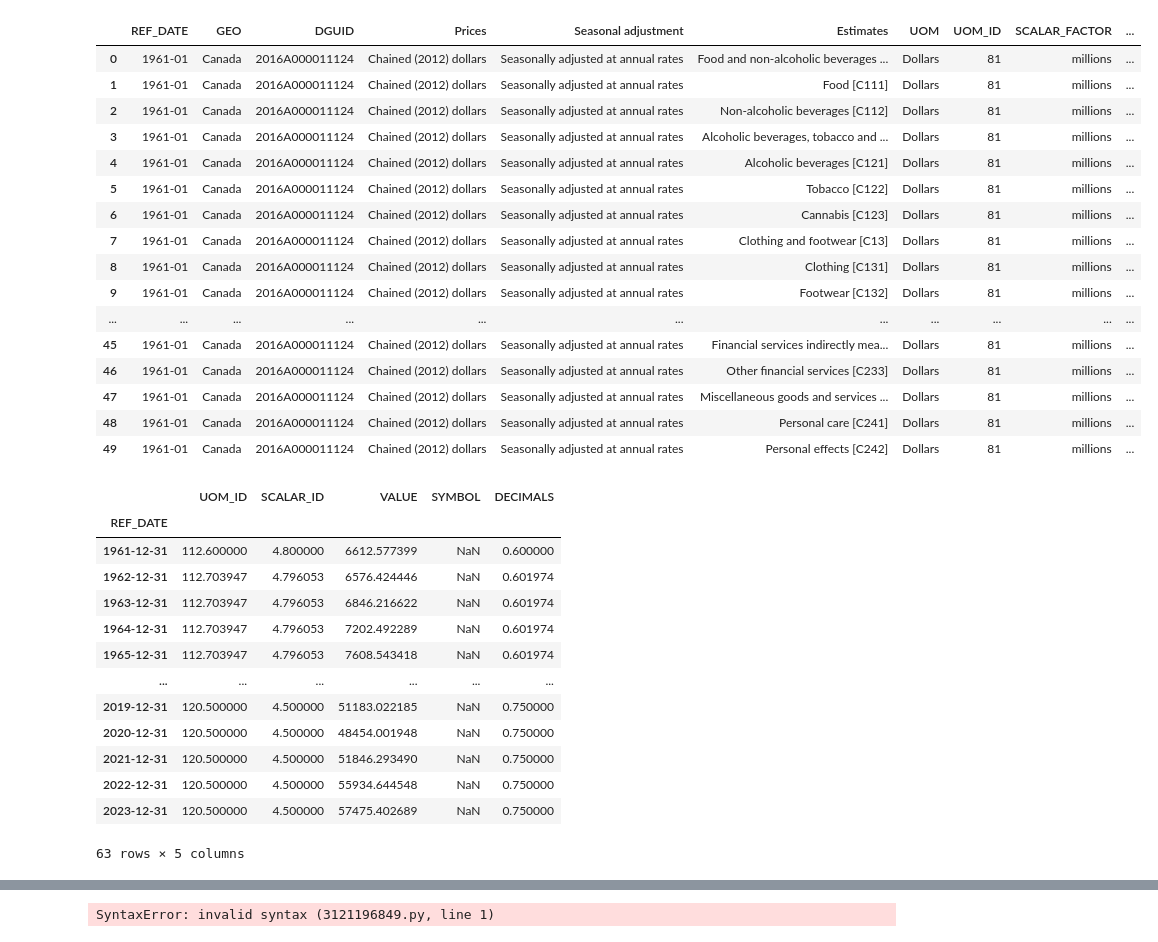
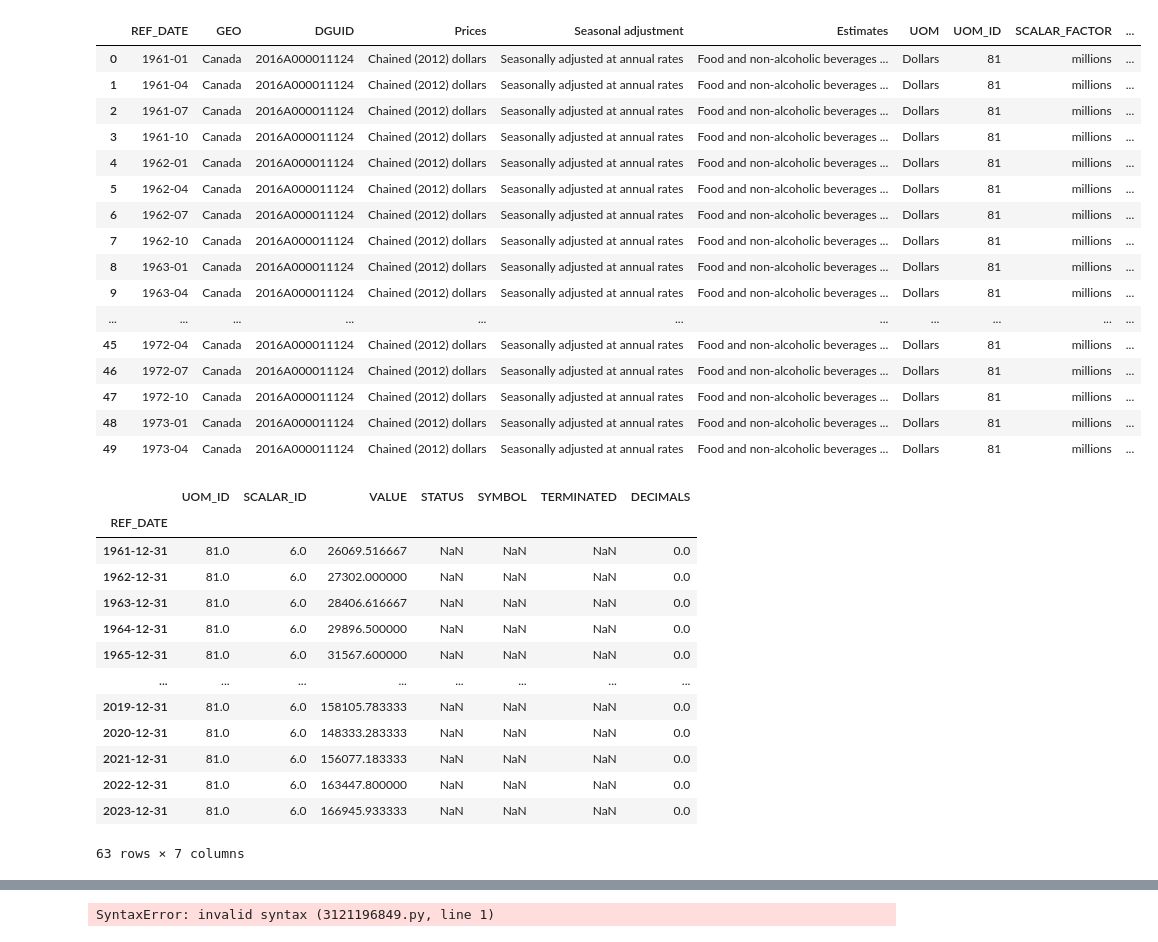
Before and after one commit to zRandgris/project1, a Jupyter notebook: TheProject.ipynb, the cells around one changed output, grey strips where cells are left out. Saved outputs shown, nothing was run; the diff lists cells and outputs as text; code cells hidden in the pictures.

Commit message:
data 123

```diff
--- a/TheProject.ipynb
+++ b/TheProject.ipynb
@@ -2,27 +2,27 @@
 import pandas as pd
 from pathlib import Path
 # %%
-csv_path = Path("Resource/Data1.csv")
+csv_path = Path("Resource/123.csv")
 df = pd.read_csv(csv_path)
 df.head(50)
 # %% [output]
 |  | REF_DATE | GEO | DGUID | Prices | Seasonal adjustment | Estimates | UOM | UOM_ID | SCALAR_FACTOR | ... |
 | 0 | 1961-01 | Canada | 2016A000011124 | Chained (2012) dollars | Seasonally adjusted at annual rates | Food and non-alcoholic beverages ... | Dollars | 81 | millions | ... |
-| 1 | 1961-01 | Canada | 2016A000011124 | Chained (2012) dollars | Seasonally adjusted at annual rates | Food [C111] | Dollars | 81 | millions | ... |
-| 2 | 1961-01 | Canada | 2016A000011124 | Chained (2012) dollars | Seasonally adjusted at annual rates | Non-alcoholic beverages [C112] | Dollars | 81 | millions | ... |
-| 3 | 1961-01 | Canada | 2016A000011124 | Chained (2012) dollars | Seasonally adjusted at annual rates | Alcoholic beverages, tobacco and ... | Dollars | 81 | millions | ... |
-| 4 | 1961-01 | Canada | 2016A000011124 | Chained (2012) dollars | Seasonally adjusted at annual rates | Alcoholic beverages [C121] | Dollars | 81 | millions | ... |
-| 5 | 1961-01 | Canada | 2016A000011124 | Chained (2012) dollars | Seasonally adjusted at annual rates | Tobacco [C122] | Dollars | 81 | millions | ... |
-| 6 | 1961-01 | Canada | 2016A000011124 | Chained (2012) dollars | Seasonally adjusted at annual rates | Cannabis [C123] | Dollars | 81 | millions | ... |
-| 7 | 1961-01 | Canada | 2016A000011124 | Chained (2012) dollars | Seasonally adjusted at annual rates | Clothing and footwear [C13] | Dollars | 81 | millions | ... |
-| 8 | 1961-01 | Canada | 2016A000011124 | Chained (2012) dollars | Seasonally adjusted at annual rates | Clothing [C131] | Dollars | 81 | millions | ... |
-| 9 | 1961-01 | Canada | 2016A000011124 | Chained (2012) dollars | Seasonally adjusted at annual rates | Footwear [C132] | Dollars | 81 | millions | ... |
+| 1 | 1961-04 | Canada | 2016A000011124 | Chained (2012) dollars | Seasonally adjusted at annual rates | Food and non-alcoholic beverages ... | Dollars | 81 | millions | ... |
+| 2 | 1961-07 | Canada | 2016A000011124 | Chained (2012) dollars | Seasonally adjusted at annual rates | Food and non-alcoholic beverages ... | Dollars | 81 | millions | ... |
+| 3 | 1961-10 | Canada | 2016A000011124 | Chained (2012) dollars | Seasonally adjusted at annual rates | Food and non-alcoholic beverages ... | Dollars | 81 | millions | ... |
+| 4 | 1962-01 | Canada | 2016A000011124 | Chained (2012) dollars | Seasonally adjusted at annual rates | Food and non-alcoholic beverages ... | Dollars | 81 | millions | ... |
+| 5 | 1962-04 | Canada | 2016A000011124 | Chained (2012) dollars | Seasonally adjusted at annual rates | Food and non-alcoholic beverages ... | Dollars | 81 | millions | ... |
+| 6 | 1962-07 | Canada | 2016A000011124 | Chained (2012) dollars | Seasonally adjusted at annual rates | Food and non-alcoholic beverages ... | Dollars | 81 | millions | ... |
+| 7 | 1962-10 | Canada | 2016A000011124 | Chained (2012) dollars | Seasonally adjusted at annual rates | Food and non-alcoholic beverages ... | Dollars | 81 | millions | ... |
+| 8 | 1963-01 | Canada | 2016A000011124 | Chained (2012) dollars | Seasonally adjusted at annual rates | Food and non-alcoholic beverages ... | Dollars | 81 | millions | ... |
+| 9 | 1963-04 | Canada | 2016A000011124 | Chained (2012) dollars | Seasonally adjusted at annual rates | Food and non-alcoholic beverages ... | Dollars | 81 | millions | ... |
 | ... | ... | ... | ... | ... | ... | ... | ... | ... | ... | ... |
-| 45 | 1961-01 | Canada | 2016A000011124 | Chained (2012) dollars | Seasonally adjusted at annual rates | Financial services indirectly mea... | Dollars | 81 | millions | ... |
-| 46 | 1961-01 | Canada | 2016A000011124 | Chained (2012) dollars | Seasonally adjusted at annual rates | Other financial services [C233] | Dollars | 81 | millions | ... |
-| 47 | 1961-01 | Canada | 2016A000011124 | Chained (2012) dollars | Seasonally adjusted at annual rates | Miscellaneous goods and services ... | Dollars | 81 | millions | ... |
-| 48 | 1961-01 | Canada | 2016A000011124 | Chained (2012) dollars | Seasonally adjusted at annual rates | Personal care [C241] | Dollars | 81 | millions | ... |
-| 49 | 1961-01 | Canada | 2016A000011124 | Chained (2012) dollars | Seasonally adjusted at annual rates | Personal effects [C242] | Dollars | 81 | millions | ... |
+| 45 | 1972-04 | Canada | 2016A000011124 | Chained (2012) dollars | Seasonally adjusted at annual rates | Food and non-alcoholic beverages ... | Dollars | 81 | millions | ... |
+| 46 | 1972-07 | Canada | 2016A000011124 | Chained (2012) dollars | Seasonally adjusted at annual rates | Food and non-alcoholic beverages ... | Dollars | 81 | millions | ... |
+| 47 | 1972-10 | Canada | 2016A000011124 | Chained (2012) dollars | Seasonally adjusted at annual rates | Food and non-alcoholic beverages ... | Dollars | 81 | millions | ... |
+| 48 | 1973-01 | Canada | 2016A000011124 | Chained (2012) dollars | Seasonally adjusted at annual rates | Food and non-alcoholic beverages ... | Dollars | 81 | millions | ... |
+| 49 | 1973-04 | Canada | 2016A000011124 | Chained (2012) dollars | Seasonally adjusted at annual rates | Food and non-alcoholic beverages ... | Dollars | 81 | millions | ... |
 # %%
 # Assume df is your DataFrame and 'date' is your column with dates
 df['REF_DATE'] = pd.to_datetime(df['REF_DATE'], format='%Y-%m')
@@ -36,20 +36,20 @@ df_yearly = df.resample('Y').mean()
 
 df_yearly
 # %% [output]
-|  | UOM_ID | SCALAR_ID | VALUE | SYMBOL | DECIMALS |
-| REF_DATE |  |  |  |  |  |
-| 1961-12-31 | 112.600000 | 4.800000 | 6612.577399 | NaN | 0.600000 |
-| 1962-12-31 | 112.703947 | 4.796053 | 6576.424446 | NaN | 0.601974 |
-| 1963-12-31 | 112.703947 | 4.796053 | 6846.216622 | NaN | 0.601974 |
-| 1964-12-31 | 112.703947 | 4.796053 | 7202.492289 | NaN | 0.601974 |
-| 1965-12-31 | 112.703947 | 4.796053 | 7608.543418 | NaN | 0.601974 |
-| ... | ... | ... | ... | ... | ... |
-| 2019-12-31 | 120.500000 | 4.500000 | 51183.022185 | NaN | 0.750000 |
-| 2020-12-31 | 120.500000 | 4.500000 | 48454.001948 | NaN | 0.750000 |
-| 2021-12-31 | 120.500000 | 4.500000 | 51846.293490 | NaN | 0.750000 |
-| 2022-12-31 | 120.500000 | 4.500000 | 55934.644548 | NaN | 0.750000 |
-| 2023-12-31 | 120.500000 | 4.500000 | 57475.402689 | NaN | 0.750000 |
+|  | UOM_ID | SCALAR_ID | VALUE | STATUS | SYMBOL | TERMINATED | DECIMALS |
+| REF_DATE |  |  |  |  |  |  |  |
+| 1961-12-31 | 81.0 | 6.0 | 26069.516667 | NaN | NaN | NaN | 0.0 |
+| 1962-12-31 | 81.0 | 6.0 | 27302.000000 | NaN | NaN | NaN | 0.0 |
+| 1963-12-31 | 81.0 | 6.0 | 28406.616667 | NaN | NaN | NaN | 0.0 |
+| 1964-12-31 | 81.0 | 6.0 | 29896.500000 | NaN | NaN | NaN | 0.0 |
+| 1965-12-31 | 81.0 | 6.0 | 31567.600000 | NaN | NaN | NaN | 0.0 |
+| ... | ... | ... | ... | ... | ... | ... | ... |
+| 2019-12-31 | 81.0 | 6.0 | 158105.783333 | NaN | NaN | NaN | 0.0 |
+| 2020-12-31 | 81.0 | 6.0 | 148333.283333 | NaN | NaN | NaN | 0.0 |
+| 2021-12-31 | 81.0 | 6.0 | 156077.183333 | NaN | NaN | NaN | 0.0 |
+| 2022-12-31 | 81.0 | 6.0 | 163447.800000 | NaN | NaN | NaN | 0.0 |
+| 2023-12-31 | 81.0 | 6.0 | 166945.933333 | NaN | NaN | NaN | 0.0 |
-63 rows × 5 columns
+63 rows × 7 columns
 # %%
 clean_df = df_yearly[["VALUE"]]
 
```
Also changed, not shown: parts of 1 cell of this notebook, 2 other files.
